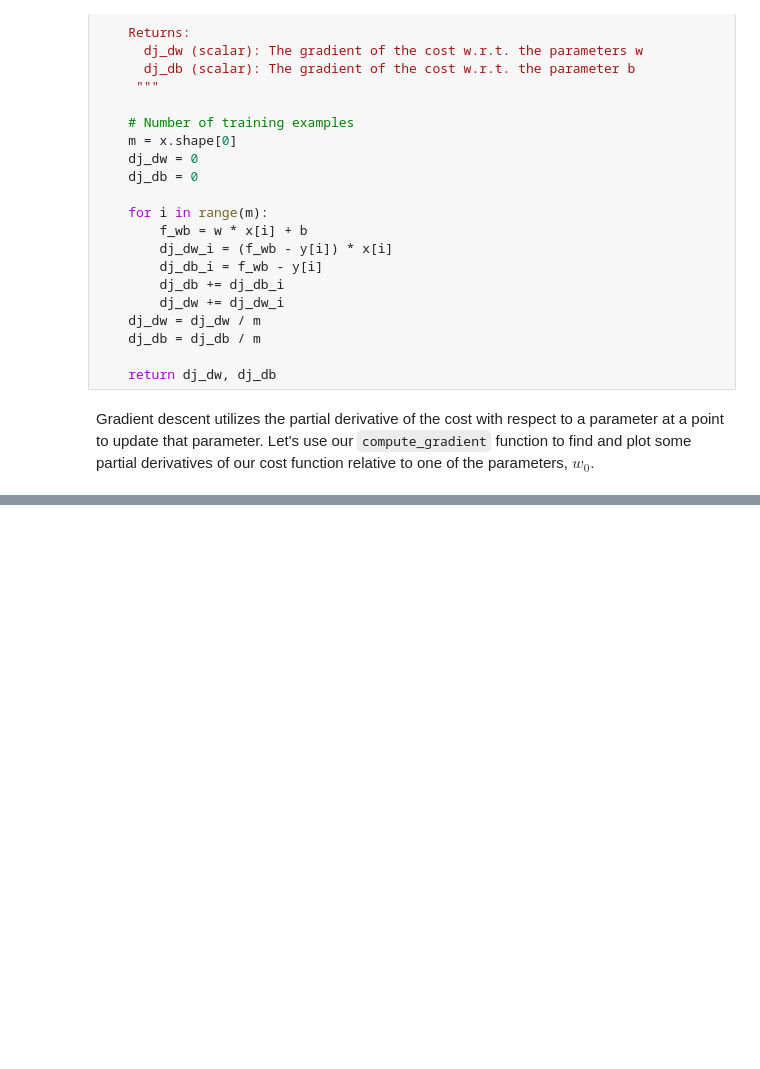
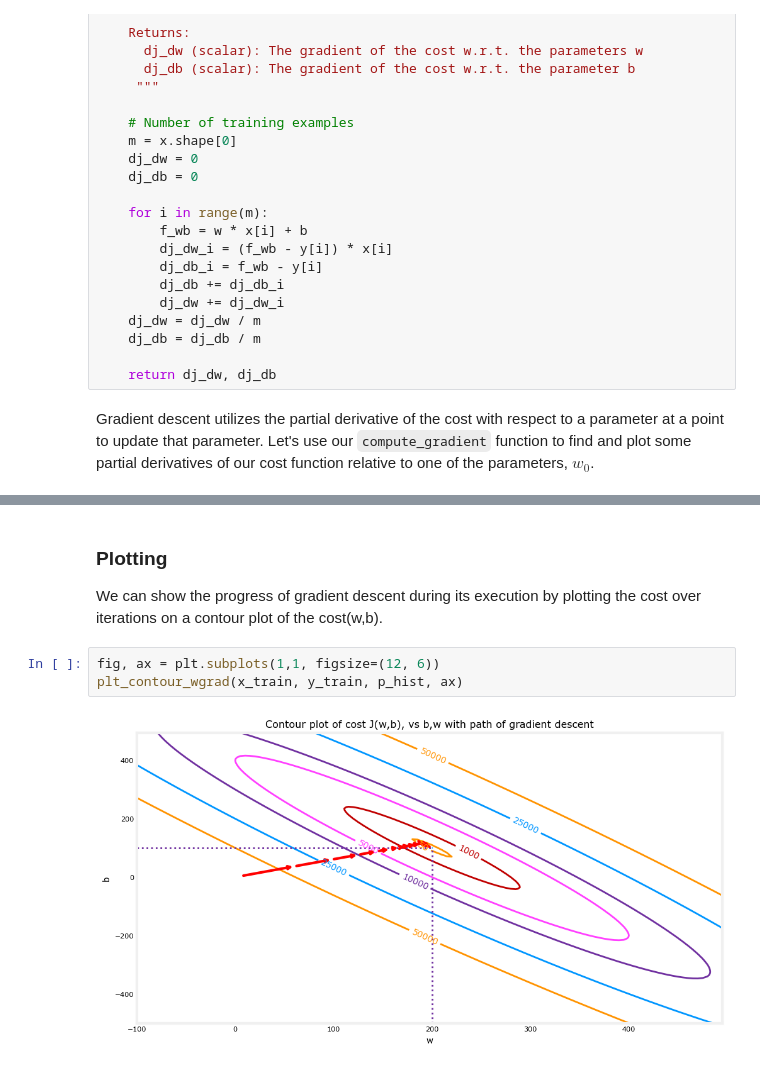
Before and after one commit to radhika-kanwar/Coursera-Supervised-Learning, a Jupyter notebook: Gradient-Descent.ipynb, the cells around one changed output, grey strips where cells are left out. Drawn from its saved outputs; the diff is of its cells as text; blank space fills up the shorter version.

```diff
--- a/Gradient-Descent.ipynb
+++ b/Gradient-Descent.ipynb
@@ -108,0 +227,8 @@ plt.show()
+# %% [markdown]
+### Plotting
+We can show the progress of gradient descent during its execution by plotting the cost over iterations on a contour plot of the cost(w,b).
+# %%
+fig, ax = plt.subplots(1,1, figsize=(12, 6))
+plt_contour_wgrad(x_train, y_train, p_hist, ax)
+# %% [output]
+[figure, added]
```
Also changed, not shown: parts of 17 cells of this notebook.
